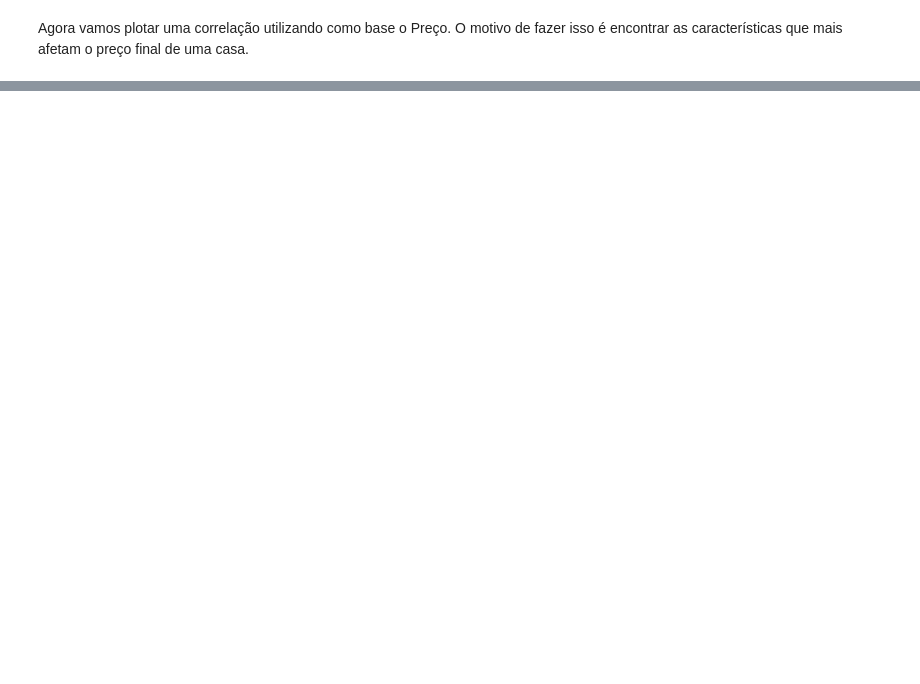
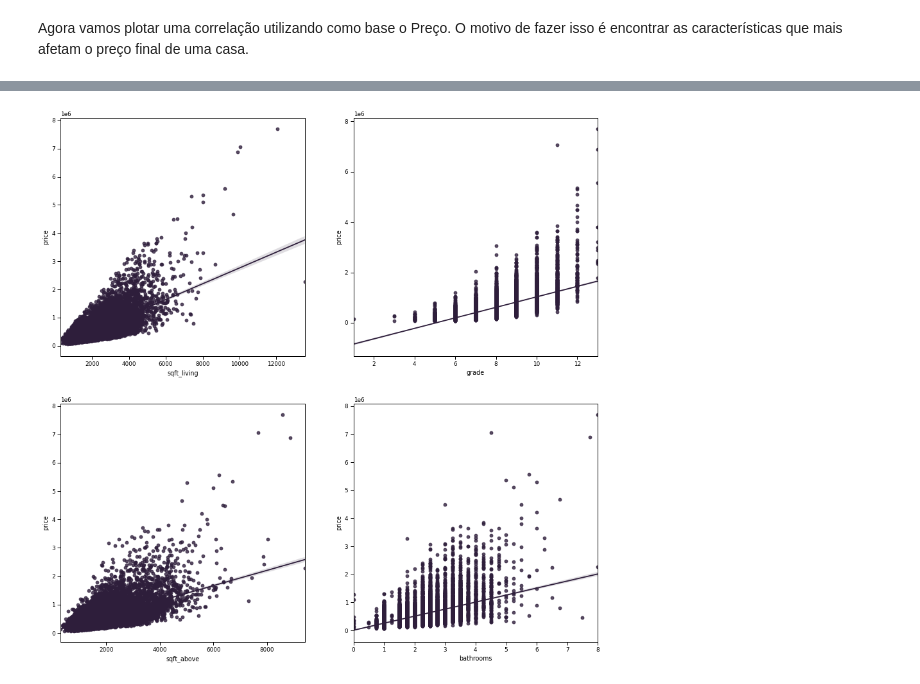
Before and after one commit to cmanfeed/Data-Analytics, a Jupyter notebook: House Sales in King County, USA/House Sales in King County, USA.ipynb, the cells around one changed output, grey strips where cells are left out. Saved outputs shown, nothing was run; the diff lists cells and outputs as text; code cells hidden in the pictures; blank space fills up the shorter version.

```diff
--- a/House Sales in King County, USA/House Sales in King County, USA.ipynb
+++ b/House Sales in King County, USA/House Sales in King County, USA.ipynb
@@ -470,0 +187,26 @@ Aqui percebemos que condition e grade possuem grande influencia nos valores mais
+# %%
+fig, _ = plt.subplots(2,2)
+
+sns.regplot(x='sqft_living',
+            y='price',
+            data=df,
+            ax=_[0][0])
+
+sns.regplot(x='grade',
+            y='price',
+            data=df,
+            ax=_[0][1])
+
+sns.regplot(x='sqft_above',
+            y='price',
+            data=df,
+            ax=_[1][0])
+
+sns.regplot(x='bathrooms',
+            y='price',
+            data=df,
+            ax=_[1][1])
+
+plt.show()
+# %% [output]
+[figure, added]
```
Also changed, not shown: parts of 77 cells of this notebook.
